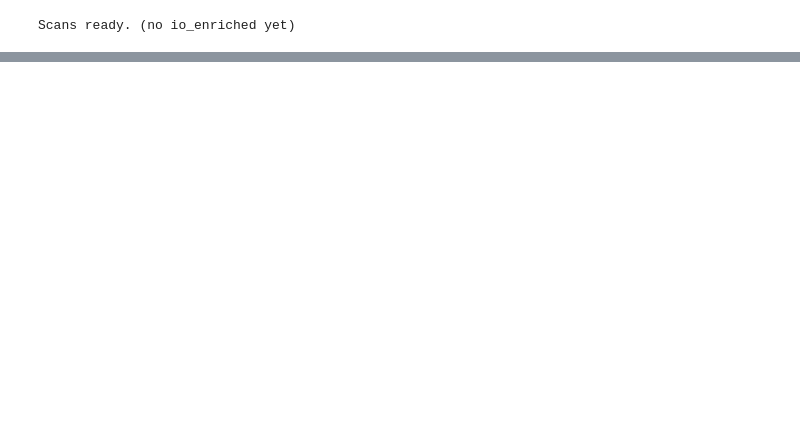
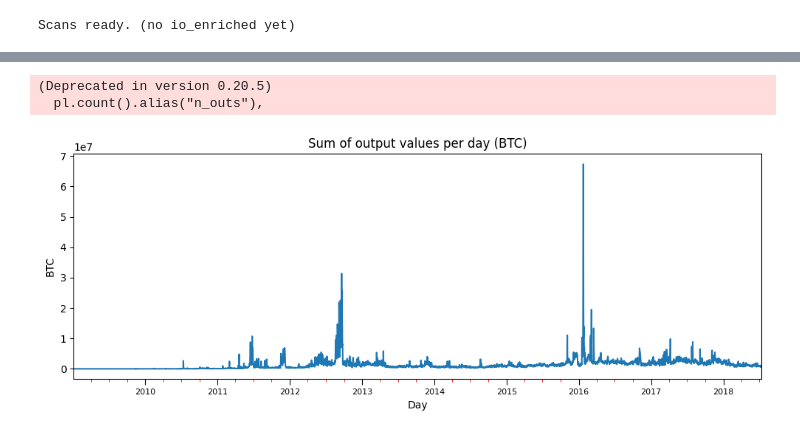
Before and after one commit to Vatereal/BlockChain, a Jupyter notebook: inspector.ipynb, the cells around one changed output, grey strips where cells are left out. Cells and saved outputs as stored; diff of their text form; code cells hidden in the pictures; blank space fills up the shorter version.

```diff
--- a/inspector.ipynb
+++ b/inspector.ipynb
@@ -2104,50 +2346,36 @@ print("Enriched outputs lazyframe ready.")
 # %%
-# Top output addresses (counts). Heavy — consider filtering by date if needed.
-if all(col in io_out_lf.collect_schema() for col in ("address",)):
-    top_addrs = (
-        io_out_lf
-        .filter(pl.col("address").is_not_null())
-        .group_by("address")
-        .len()
-        .sort("len", descending=True)
-        .limit(25)
-    ).collect(engine="streaming")
-    display(top_addrs)
-    top_addrs.write_csv(OUTPUT_DIR / "top_output_addresses.csv")
-else:
-    print("Enriched outputs missing 'address' column.")
+# Daily totals (robust; no address)
+io_out_day_lf = enrich_day(io_out_base)
+out_value_daily = (
+    io_out_day_lf
+    .group_by("day")
+    .agg([
+        pl.sum("value_btc").alias("total_btc"),
+        pl.sum("value_sat").alias("total_sat"),
+        pl.count().alias("n_outs"),
+    ])
+    .sort("day")
+    .collect(engine="streaming")
+)
+# %% [output]
+(Deprecated in version 0.20.5)
+  pl.count().alias("n_outs"),
 # %%
-# Overall per-day totals
-out_value_daily = (
-    io_out_day_lf
-    .group_by("day")
-    .agg([
-        pl.sum("value").alias("total_btc"),
-        pl.sum("value_sat").alias("total_sat"),
-        pl.count().alias("n_outs"),
-    ])
-    .sort("day")
-).collect(engine="streaming")
+# Plot daily BTC outputs
+pdf = out_value_daily.to_pandas()
+pdf["day"] = pd.to_datetime(pdf["day"], errors="coerce")
+pdf = pdf.dropna(subset=["day"])
 
-display(out_value_daily.tail(10))
-out_value_daily.write_csv(OUTPUT_DIR / "outputs_value_daily.csv")
-
-# Plot (convert to pandas for Matplotlib)
-ov_day = out_value_daily["day"].to_pandas()
-ov_btc = out_value_daily["total_btc"].to_pandas()
-
-plt.figure(figsize=(10,4))
-plt.plot(ov_day, ov_btc)
-plt.title("Sum of output values per day (BTC)")
-plt.xlabel("Day"); plt.ylabel("BTC"); plt.tight_layout(); plt.show()
-
-# Optional: breakdown by script_type (daily)
-out_value_daily_by_type = (
-    io_out_day_lf
-    .group_by(["day","script_type"])
-    .agg(pl.sum("value_sat").alias("total_sat"))
-    .sort(["day","script_type"])
-).collect(engine="streaming")
-
-display(out_value_daily_by_type.tail(20))
-out_value_daily_by_type.write_csv(OUTPUT_DIR / "outputs_value_daily_by_script_type.csv")
+fig, ax = plt.subplots(figsize=(10,4))
+ax.plot(pdf["day"], pdf["total_btc"])
+ax.set_title("Sum of output values per day (BTC)")
+ax.set_xlabel("Day"); ax.set_ylabel("BTC")
+ax.xaxis.set_major_locator(mdates.YearLocator(base=1, month=1, day=1))
+ax.xaxis.set_major_formatter(mdates.DateFormatter('%Y'))
+ax.xaxis.set_minor_locator(mdates.MonthLocator(bymonth=[1,4,7,10], bymonthday=1))
+ax.tick_params(axis='x', which='major', labelrotation=0, labelsize=8, length=6)
+ax.tick_params(axis='x', which='minor', length=3, colors='red', labelbottom=False)
+ax.set_xlim(pdf["day"].min(), pdf["day"].max())
+fig.tight_layout(); plt.show()
+# %% [output]
+[figure, added]
```
Also changed, not shown: parts of 19 cells of this notebook.
